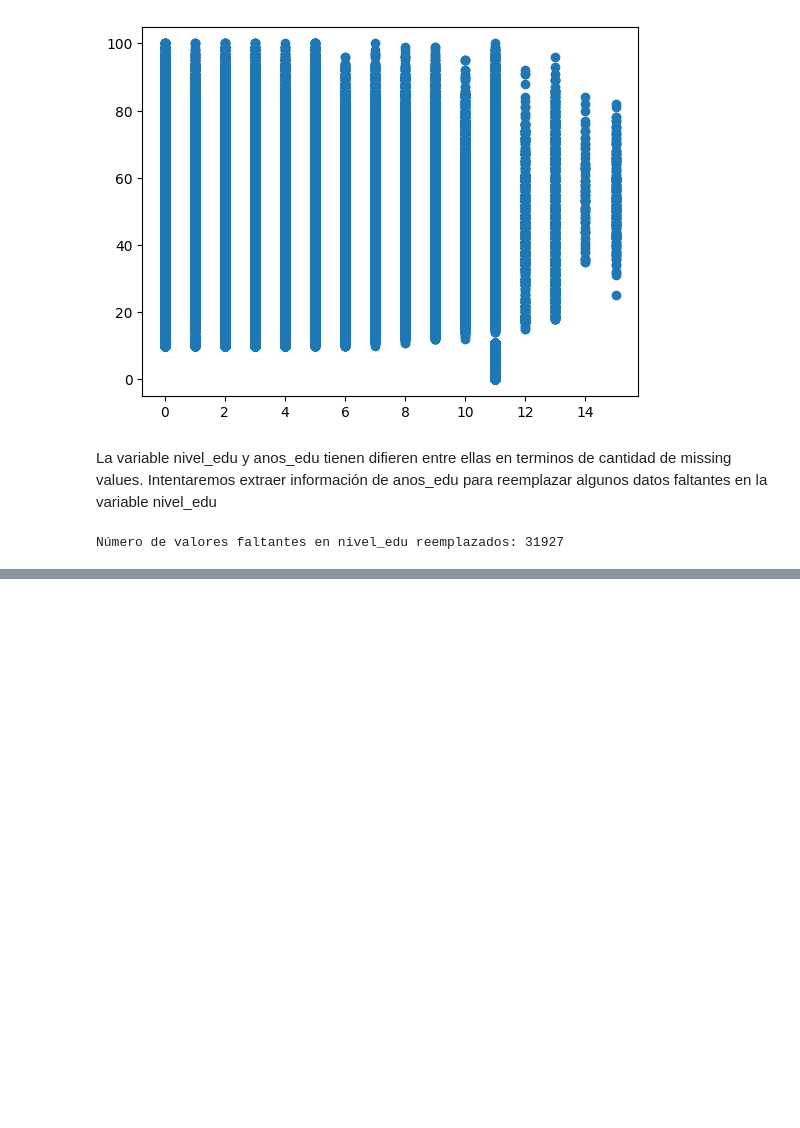
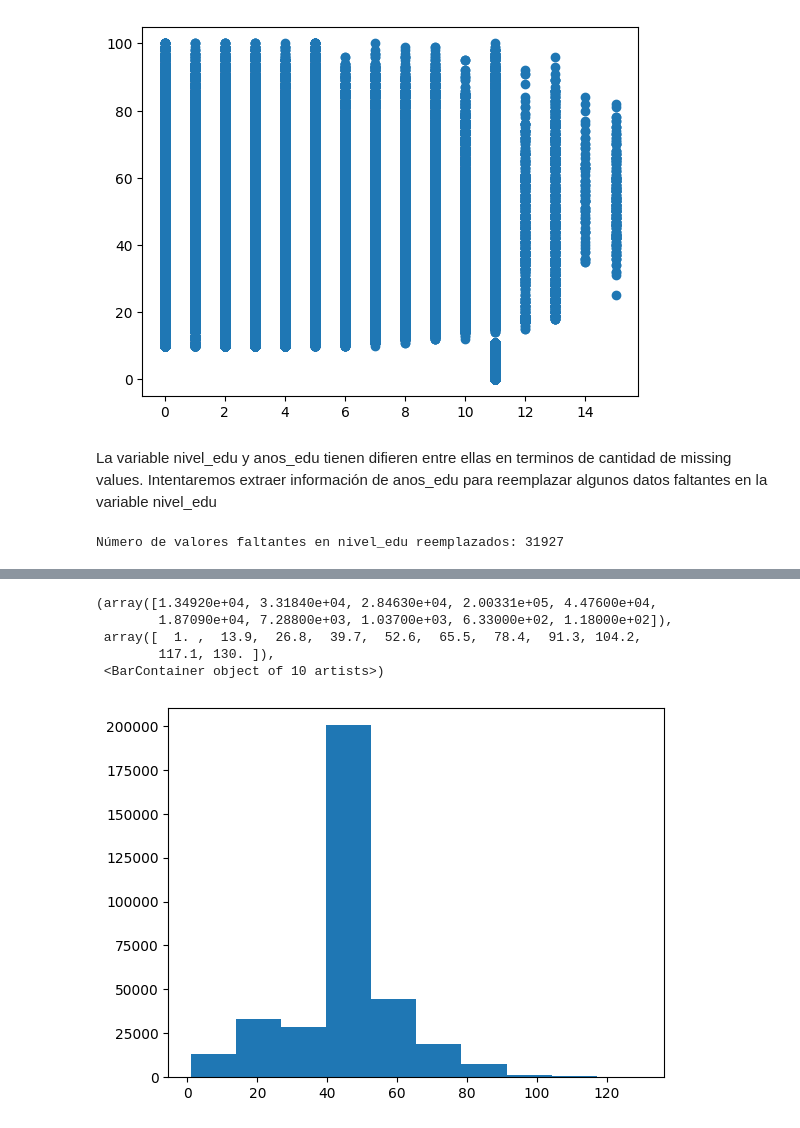
Before and after one commit to sebastian23e/predicting_poverty_bdmc, a Jupyter notebook: scripts/Limpieza.ipynb, the cells around one changed output, grey strips where cells are left out. Drawn from its saved outputs; the diff is of its cells as text; code cells hidden in the pictures; blank space fills up the shorter version.

```diff
--- a/scripts/Limpieza.ipynb
+++ b/scripts/Limpieza.ipynb
@@ -330,0 +329,37 @@ Número de valores faltantes en nivel_edu reemplazados: 31927
+# %%
+data_p = data_p.assign(h_extra = np.where((data_p['h_extra'].isna()) | (data_p['h_extra'] == 9) | (data_p['h_extra'] == 2), 0, data_p['h_extra']),
+                        prima = np.where((data_p['prima'].isna()) | (data_p['prima'] == 9) | (data_p['prima'] == 2), 0, data_p['prima']),
+                        bonos = np.where((data_p['bonos'].isna()) | (data_p['bonos'] == 9) | (data_p['bonos'] == 2), 0, data_p['bonos']),
+                        a_alim = np.where((data_p['a_alim'].isna()) | (data_p['a_alim'] == 9) | (data_p['a_alim'] == 2), 0, data_p['a_alim']),
+                        a_trans = np.where((data_p['a_trans'].isna()) | (data_p['a_trans'] == 9) | (data_p['a_trans'] == 2), 0, data_p['a_trans']),
+                        a_fam = np.where((data_p['a_fam'].isna()) | (data_p['a_fam'] == 9) | (data_p['a_fam'] == 2), 0, data_p['a_fam']),
+                        a_edu = np.where((data_p['a_edu'].isna()) | (data_p['a_edu'] == 9) | (data_p['a_edu'] == 2), 0, data_p['a_edu']),
+                        sal_alim = np.where((data_p['sal_alim'].isna()) | (data_p['sal_alim'] == 9) | (data_p['sal_alim'] == 2), 0, data_p['sal_alim']),
+                        sal_viv = np.where((data_p['sal_viv'].isna()) | (data_p['sal_viv'] == 9) | (data_p['sal_viv'] == 2), 0, data_p['sal_viv']),
+                        sal_especie = np.where((data_p['sal_especie'].isna()) | (data_p['sal_especie'] == 9) | (data_p['sal_especie'] == 2), 0, data_p['sal_especie']),
+                        prima_serv = np.where((data_p['prima_serv'].isna()) | (data_p['prima_serv'] == 9) | (data_p['prima_serv'] == 2), 0, data_p['prima_serv']),
+                        prima_nav = np.where((data_p['prima_nav'].isna()) | (data_p['prima_nav'] == 9) | (data_p['prima_nav'] == 2), 0, data_p['prima_nav']),
+                        prima_vac = np.where((data_p['prima_vac'].isna()) | (data_p['prima_vac'] == 9) | (data_p['prima_vac'] == 2), 0, data_p['prima_vac']),
+                        viaticos = np.where((data_p['viaticos'].isna()) | (data_p['viaticos'] == 9) | (data_p['viaticos'] == 2), 0, data_p['viaticos']),
+                        bon_anual = np.where((data_p['bon_anual'].isna()) | (data_p['bon_anual'] == 9) | (data_p['bon_anual'] == 2), 0, data_p['bon_anual']),
+                        h_tra_2 = np.where((data_p['h_tra_2'].isna()) | (data_p['h_tra_2'] == 98) | (data_p['h_tra_2'] == 99), 0, data_p['h_tra_2']),
+                        pension = np.where((data_p['pension'].isna()) | (data_p['pension'] == 9) | (data_p['pension'] == 2), 0, data_p['pension']),
+                        pat_pension = np.where((data_p['pat_pension'].isna()) | (data_p['pat_pension'] == 9) | (data_p['pat_pension'] == 2), 0, data_p['pat_pension']),
+                        hog_int = np.where((data_p['hog_int'].isna()) | (data_p['hog_int'] == 9) | (data_p['hog_int'] == 2), 0, data_p['hog_int']),
+                        ayuda_gov = np.where((data_p['ayuda_gov'].isna()) | (data_p['ayuda_gov'] == 9) | (data_p['ayuda_gov'] == 2), 0, data_p['ayuda_gov']),
+                        rent_inv = np.where((data_p['rent_inv'].isna()) | (data_p['rent_inv'] == 9) | (data_p['rent_inv'] == 2), 0, data_p['rent_inv']),
+                        rent_cesantias = np.where((data_p['rent_cesantias'].isna()) | (data_p['rent_cesantias'] == 9) | (data_p['rent_cesantias'] == 2), 0, data_p['rent_cesantias']),
+                        otras_fuentes = np.where((data_p['otras_fuentes'].isna()) | (data_p['otras_fuentes'] == 9) | (data_p['otras_fuentes'] == 2), 0, data_p['otras_fuentes']),
+                        posi_lab = np.where(data_p['posi_lab'].isna(), 9, data_p['posi_lab']),
+                        semana_oficio = np.where(data_p['semana_oficio'].isna(), 9, data_p['semana_oficio']),
+                        ing_desempleo = np.where((data_p['ing_desempleo'].isna()) | (data_p['ing_desempleo'] == 9) | (data_p['ing_desempleo'] == 2), 0, data_p['ing_desempleo']))
+# %%
+fig, ax = plt.subplots()
+ax.hist(data_p['h_tra_prin'])
+# %% [output]
+(array([1.34920e+04, 3.31840e+04, 2.84630e+04, 2.00331e+05, 4.47600e+04,
+        1.87090e+04, 7.28800e+03, 1.03700e+03, 6.33000e+02, 1.18000e+02]),
+ array([  1. ,  13.9,  26.8,  39.7,  52.6,  65.5,  78.4,  91.3, 104.2,
+        117.1, 130. ]),
+ <BarContainer object of 10 artists>)
+[figure, added]
```
Also changed, not shown: parts of 12 cells of this notebook, 2 other files.
